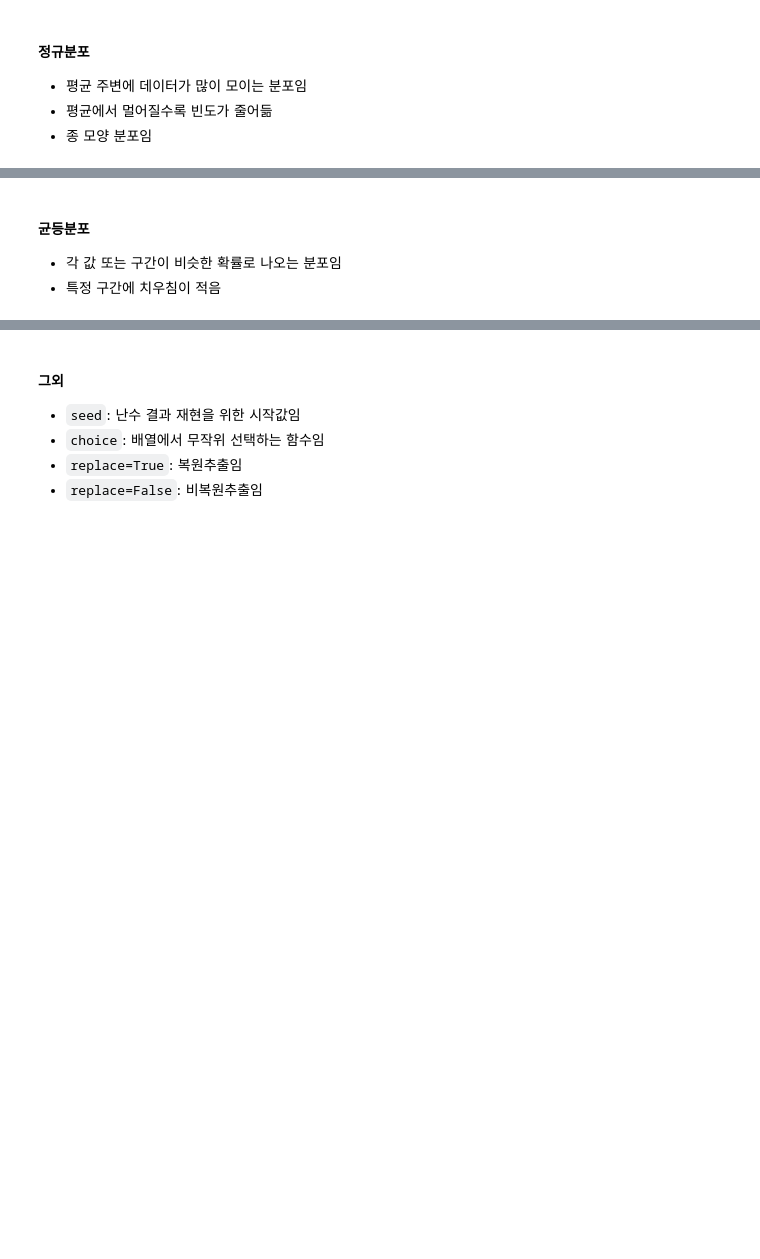
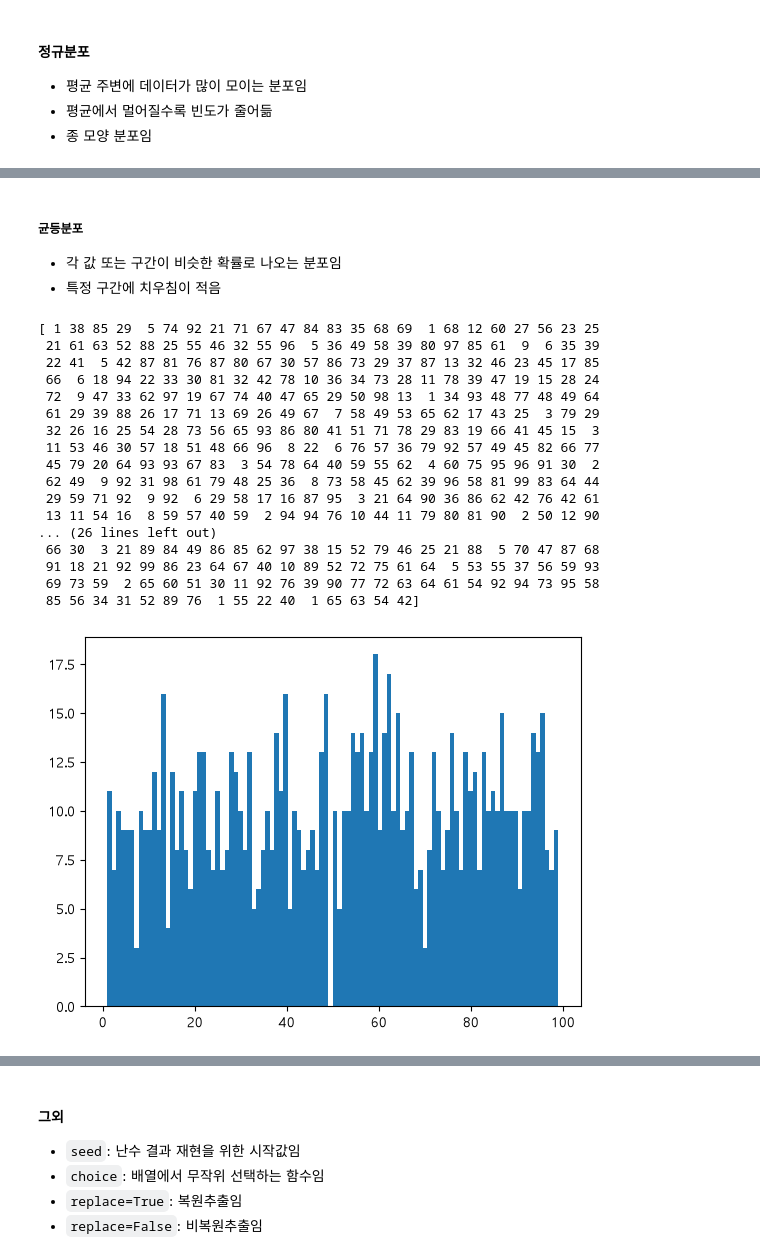
Before and after one commit to 2026-SKN33-STUDY/05_data_analysis, a Jupyter notebook: 01_numpy/04_statistics.ipynb, the cells around one changed output, grey strips where cells are left out. Drawn from its saved outputs; the diff is of its cells as text; code cells hidden in the pictures; blank space fills up the shorter version.

```diff
--- a/01_numpy/04_statistics.ipynb
+++ b/01_numpy/04_statistics.ipynb
@@ -246,4 +373,31 @@ print("표준편차: ", np.std(scores, ddof=1))
 # %% [markdown]
-#### 균등분포
+##### 균등분포
 - 각 값 또는 구간이 비슷한 확률로 나오는 분포임
 - 특정 구간에 치우침이 적음
+# %%
+# np.random.randint(low, high, size)
+arr = np.random.randint(1, 100, 1000)
+print(arr)
+
+# arr
+plt.hist(arr, bins=100)
+plt.show()
+# %% [output]
+[ 1 38 85 29  5 74 92 21 71 67 47 84 83 35 68 69  1 68 12 60 27 56 23 25
+ 21 61 63 52 88 25 55 46 32 55 96  5 36 49 58 39 80 97 85 61  9  6 35 39
+ 22 41  5 42 87 81 76 87 80 67 30 57 86 73 29 37 87 13 32 46 23 45 17 85
+ 66  6 18 94 22 33 30 81 32 42 78 10 36 34 73 28 11 78 39 47 19 15 28 24
+ 72  9 47 33 62 97 19 67 74 40 47 65 29 50 98 13  1 34 93 48 77 48 49 64
+ 61 29 39 88 26 17 71 13 69 26 49 67  7 58 49 53 65 62 17 43 25  3 79 29
+ 32 26 16 25 54 28 73 56 65 93 86 80 41 51 71 78 29 83 19 66 41 45 15  3
+ 11 53 46 30 57 18 51 48 66 96  8 22  6 76 57 36 79 92 57 49 45 82 66 77
+ 45 79 20 64 93 93 67 83  3 54 78 64 40 59 55 62  4 60 75 95 96 91 30  2
+ 62 49  9 92 31 98 61 79 48 25 36  8 73 58 45 62 39 96 58 81 99 83 64 44
+ 29 59 71 92  9 92  6 29 58 17 16 87 95  3 21 64 90 36 86 62 42 76 42 61
+ 13 11 54 16  8 59 57 40 59  2 94 94 76 10 44 11 79 80 81 90  2 50 12 90
+... (26 lines left out)
+ 66 30  3 21 89 84 49 86 85 62 97 38 15 52 79 46 25 21 88  5 70 47 87 68
+ 91 18 21 92 99 86 23 64 67 40 10 89 52 72 75 61 64  5 53 55 37 56 59 93
+ 69 73 59  2 65 60 51 30 11 92 76 39 90 77 72 63 64 61 54 92 94 73 95 58
+ 85 56 34 31 52 89 76  1 55 22 40  1 65 63 54 42]
+[figure, added]
```
Also changed, not shown: parts of 10 cells of this notebook, 2 other files.
